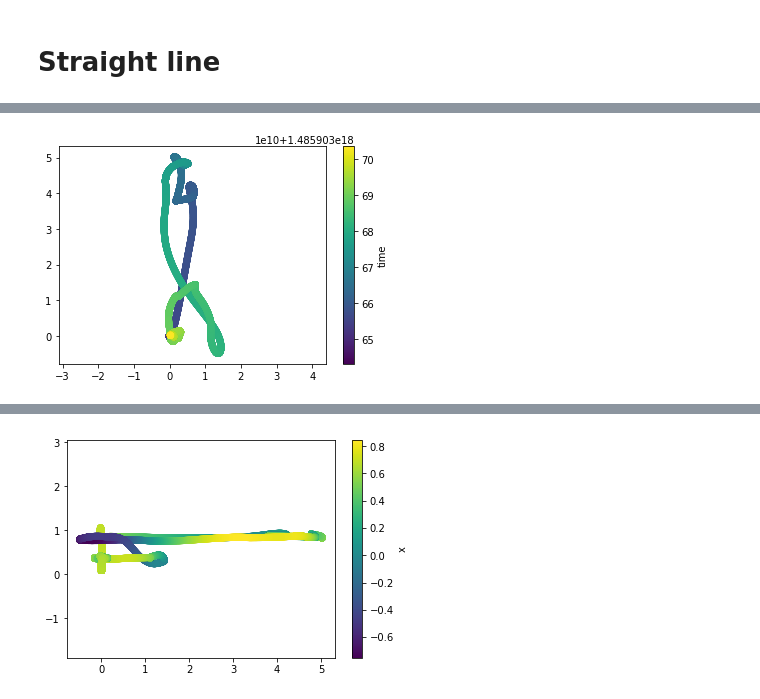
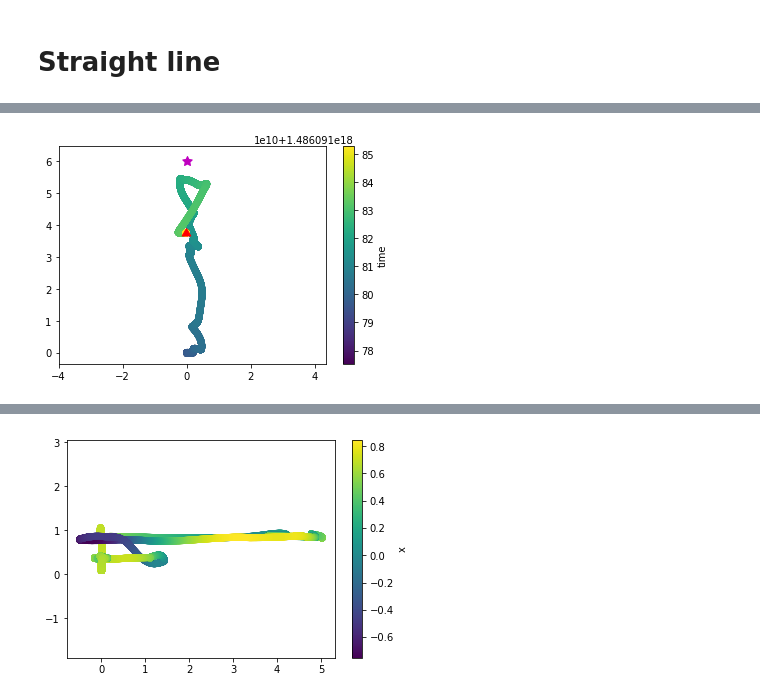
Before and after one commit to ahermassi/spirit, a Jupyter notebook: analysis/Analysis.ipynb, the cells around one changed output, grey strips where cells are left out. Saved outputs shown, nothing was run; the diff lists cells and outputs as text; code cells hidden in the pictures.

```diff
--- a/analysis/Analysis.ipynb
+++ b/analysis/Analysis.ipynb
@@ -291,7 +291,7 @@ rms.std()
 # %% [markdown]
 # Straight line
 # %%
-df = load_bag("bagfiles/experiment-0_user-00_run-00.bag", include=TOPICS_SUMMARIZED)
+df = load_bag("bagfiles/experiment-1_user-04_run-03.bag", include=TOPICS_SUMMARIZED)
 rename_columns(df)
 normalize_columns(df)
 df.head()
@@ -305,4 +305,5 @@ df.head()
 # %%
 plot_xy(df, x="xn", y="yn")
+plot_targets(df, x="xn", y="yn", target_coords=[Coords(0, -6)])
 # %% [output]
-[figure, old version]
+[figure, new version]
```
Also changed, not shown: parts of 2 cells of this notebook, 6 other files.
